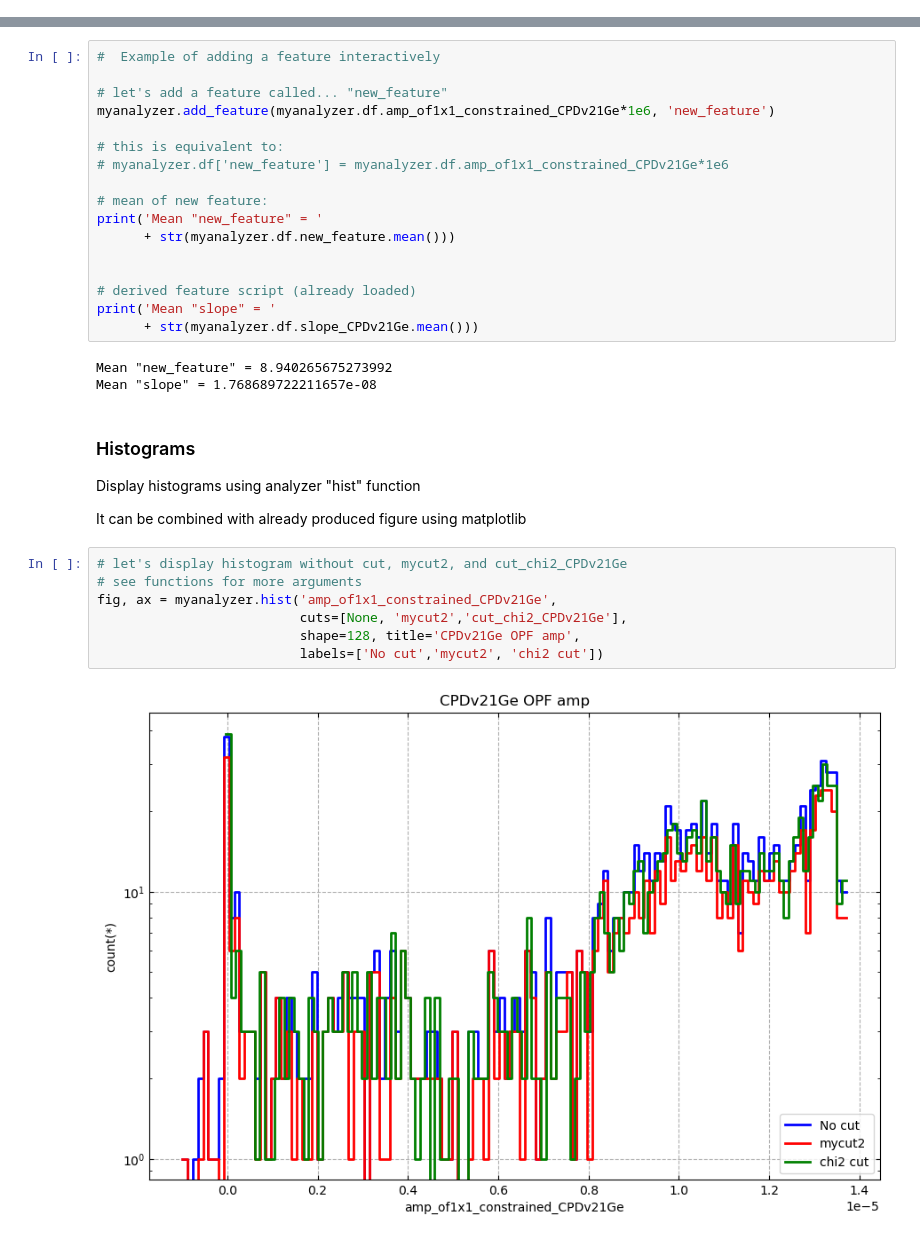
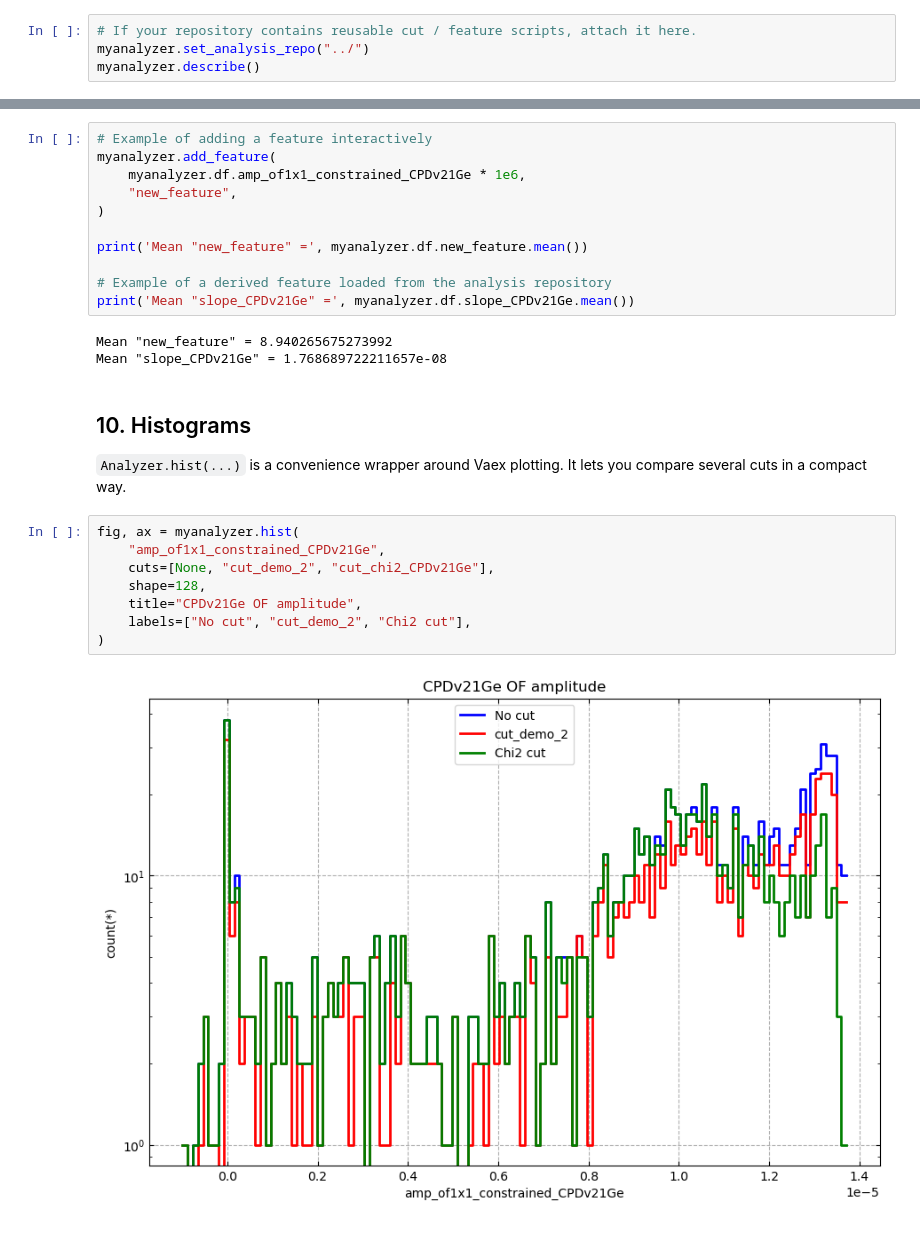
Before and after one commit to spice-herald/detanalysis, a Jupyter notebook: demos/analyzer_example.ipynb, the cells around one changed output, grey strips where cells are left out. Saved outputs shown, nothing was run; the diff lists cells and outputs as text.

```diff
--- a/demos/analyzer_example.ipynb
+++ b/demos/analyzer_example.ipynb
@@ -60,0 +59,4 @@ Cuts:
+# %%
+# If your repository contains reusable cut / feature scripts, attach it here.
+myanalyzer.set_analysis_repo("../")
+myanalyzer.describe()
@@ -206,36 +288,30 @@ A feature script can be loaded by either setting git repository or if not within
 # %%
-#  Example of adding a feature interactively
+# Example of adding a feature interactively
+myanalyzer.add_feature(
+    myanalyzer.df.amp_of1x1_constrained_CPDv21Ge * 1e6,
+    "new_feature",
+)
 
-# let's add a feature called... "new_feature"
-myanalyzer.add_feature(myanalyzer.df.amp_of1x1_constrained_CPDv21Ge*1e6, 'new_feature')
+print('Mean "new_feature" =', myanalyzer.df.new_feature.mean())
 
-# this is equivalent to:
-# myanalyzer.df['new_feature'] = myanalyzer.df.amp_of1x1_constrained_CPDv21Ge*1e6
-
-# mean of new feature:
-print('Mean "new_feature" = '
-      + str(myanalyzer.df.new_feature.mean()))
-
-
-# derived feature script (already loaded)
-print('Mean "slope" = '
-      + str(myanalyzer.df.slope_CPDv21Ge.mean()))
+# Example of a derived feature loaded from the analysis repository
+print('Mean "slope_CPDv21Ge" =', myanalyzer.df.slope_CPDv21Ge.mean())
 # %% [output]
 Mean "new_feature" = 8.940265675273992
-Mean "slope" = 1.768689722211657e-08
+Mean "slope_CPDv21Ge" = 1.768689722211657e-08
 # %% [markdown]
-### Histograms
+## 10. Histograms
 
-Display histograms using analyzer "hist" function
-
-It can be combined with already produced figure using matplotlib
+`Analyzer.hist(...)` is a convenience wrapper around Vaex plotting.
+It lets you compare several cuts in a compact way.
 # %%
-# let's display histogram without cut, mycut2, and cut_chi2_CPDv21Ge
-# see functions for more arguments
-fig, ax = myanalyzer.hist('amp_of1x1_constrained_CPDv21Ge',
-                          cuts=[None, 'mycut2','cut_chi2_CPDv21Ge'],
-                          shape=128, title='CPDv21Ge OPF amp',
-                          labels=['No cut','mycut2', 'chi2 cut'])
+fig, ax = myanalyzer.hist(
+    "amp_of1x1_constrained_CPDv21Ge",
+    cuts=[None, "cut_demo_2", "cut_chi2_CPDv21Ge"],
+    shape=128,
+    title="CPDv21Ge OF amplitude",
+    labels=["No cut", "cut_demo_2", "Chi2 cut"],
+)
 # %% [output]
-[figure, old version]
+[figure, new version]
 # %% [markdown]
```
Also changed, not shown: parts of 30 cells of this notebook, 2 other files.
